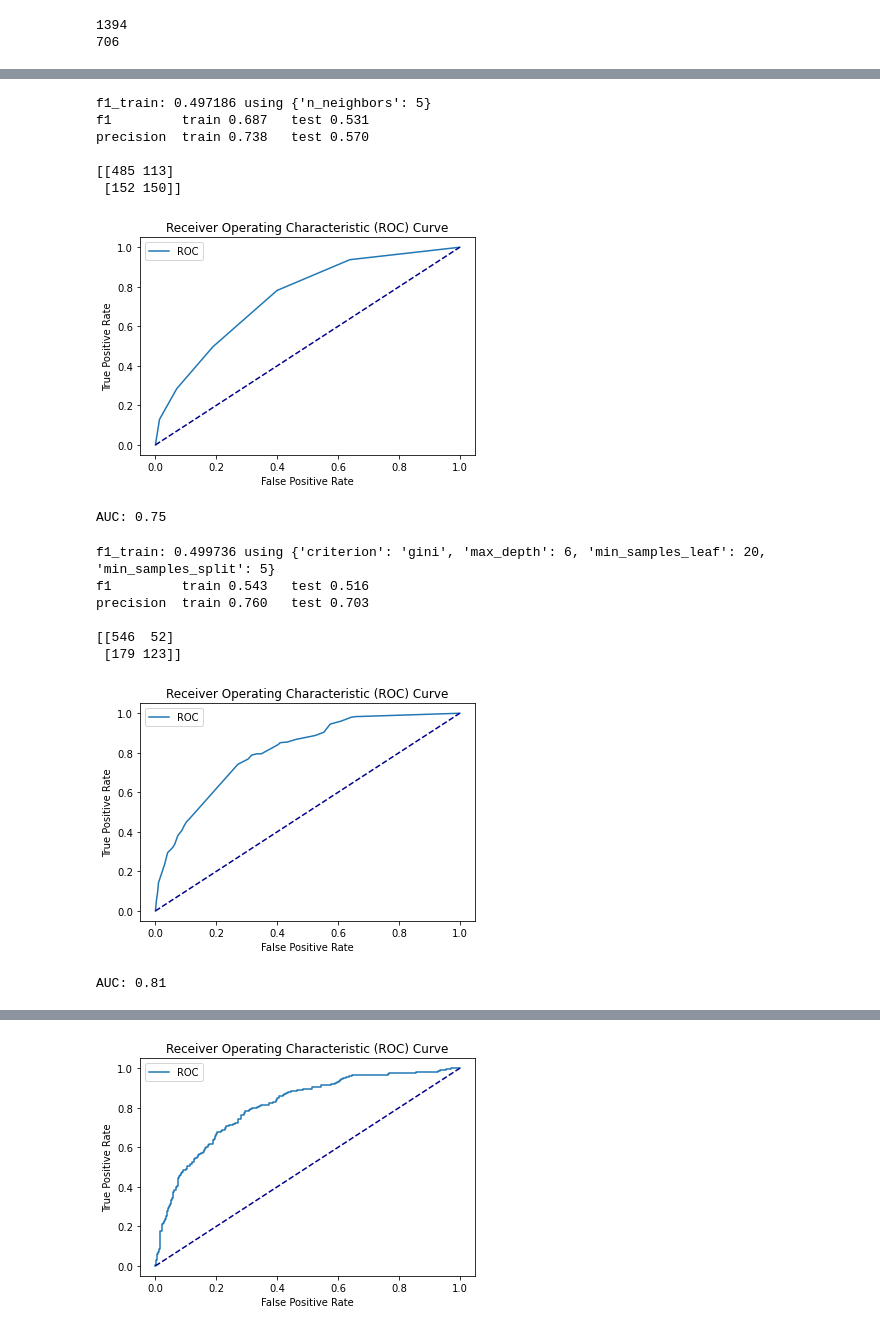
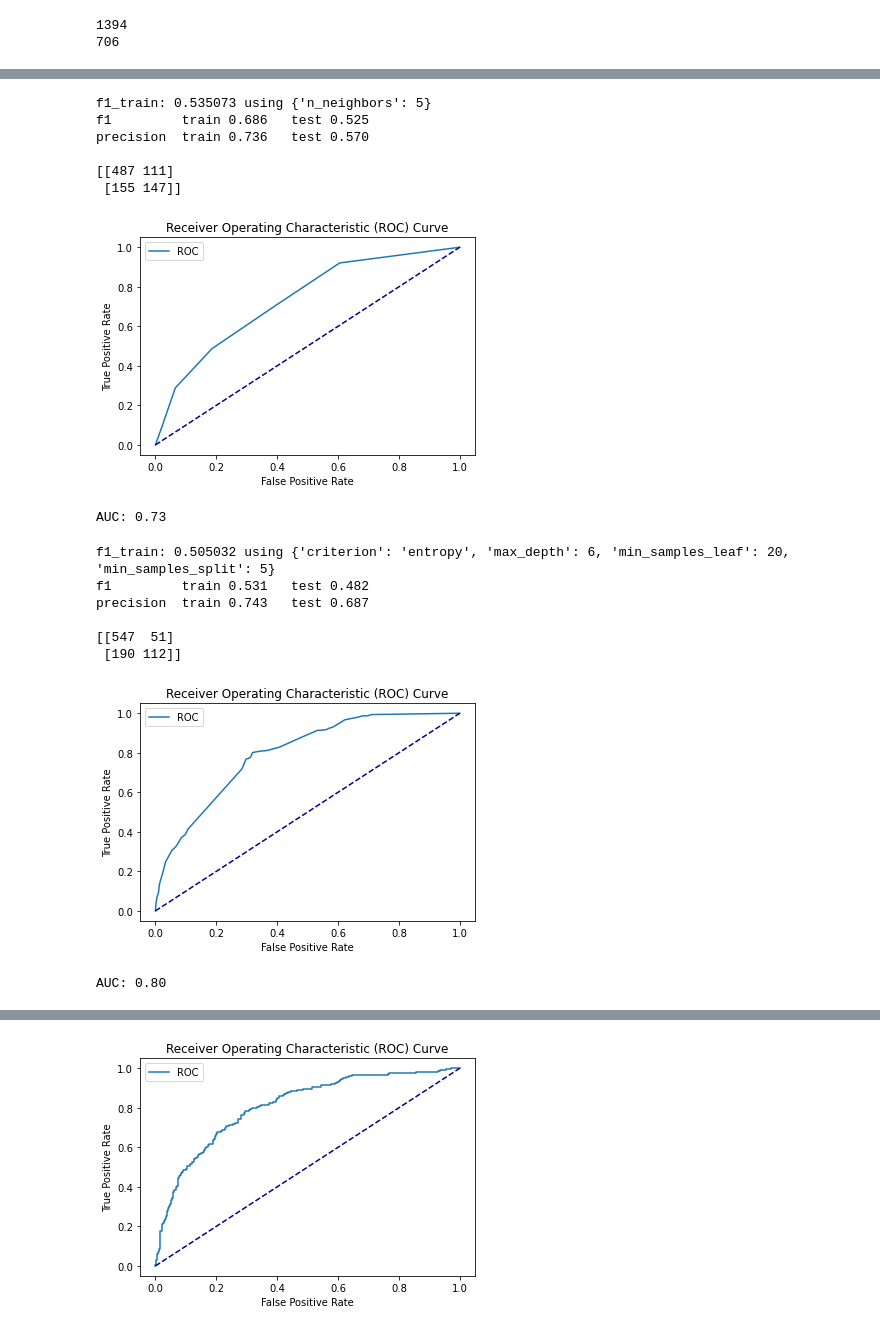
Before and after one commit to AndreaScarpellini1/ML-Project, a Jupyter notebook: Project .ipynb, the cells around one changed output, grey strips where cells are left out. Cells and saved outputs as stored; diff of their text form; code cells hidden in the pictures.

```diff
--- a/Project .ipynb
+++ b/Project .ipynb
@@ -360,5 +364,5 @@ new_cat=df[["tyre_season","tread_depth","wiring_strength","tyre_quality","tread_
 # %%
-X=pd.concat([scaled_num,cat], axis = 1)
+X=pd.concat([scaled_num,new_cat], axis = 1)
 print(X.shape)
 X.tail()
 # %% [output]
@@ -451,23 +452,22 @@ def roc(model,X_train,y_train,X_test,y_test):
 # %%
-# KNN
 from sklearn.neighbors import KNeighborsClassifier
 
 classifier = KNeighborsClassifier()
-parameters = {'n_neighbors':np.arange(5,500,20)}
+parameters = {'n_neighbors':np.arange(5,500,500)}
 hyperp_search(classifier,parameters)
 # %% [output]
-f1_train: 0.497186 using {'n_neighbors': 5}
-f1         train 0.687   test 0.531
-precision  train 0.738   test 0.570
+f1_train: 0.535073 using {'n_neighbors': 5}
+f1         train 0.686   test 0.525
+precision  train 0.736   test 0.570
 
-[[485 113]
- [152 150]]
+[[487 111]
+ [155 147]]
 # %%
 model_knn = KNeighborsClassifier(n_neighbors=5)
 fpr1,tpr1=roc(model_knn,X_train,y_train,X_test,y_test)
 # %% [output]
-[figure, old version]
+[figure, new version]
-AUC: 0.75
+AUC: 0.73
 # %%
 #Tree
 from sklearn.tree import DecisionTreeClassifier
@@ -479,19 +479,19 @@ parameters = {'criterion': ['entropy','gini'],
 
 hyperp_search(classifier,parameters)
 # %% [output]
-f1_train: 0.499736 using {'criterion': 'gini', 'max_depth': 6, 'min_samples_leaf': 20, 'min_samples_split': 5}
-f1         train 0.543   test 0.516
-precision  train 0.760   test 0.703
+f1_train: 0.505032 using {'criterion': 'entropy', 'max_depth': 6, 'min_samples_leaf': 20, 'min_samples_split': 5}
+f1         train 0.531   test 0.482
+precision  train 0.743   test 0.687
 
-[[546  52]
- [179 123]]
+[[547  51]
+ [190 112]]
 # %%
-model_tree = DecisionTreeClassifier(criterion='gini', max_depth=6, min_samples_leaf=20, min_samples_split=5)
+model_tree = DecisionTreeClassifier(criterion='entropy', max_depth=6, min_samples_leaf=20, min_samples_split=5)
 
 fpr2,tpr2=roc(model_tree,X_train,y_train,X_test,y_test)
 # %% [output]
-[figure, old version]
+[figure, new version]
-AUC: 0.81
+AUC: 0.80
 # %%
 # Naive Bayes
 from sklearn.naive_bayes import GaussianNB #or alternative NB implementations
```
Also changed, not shown: parts of 31 cells of this notebook.
